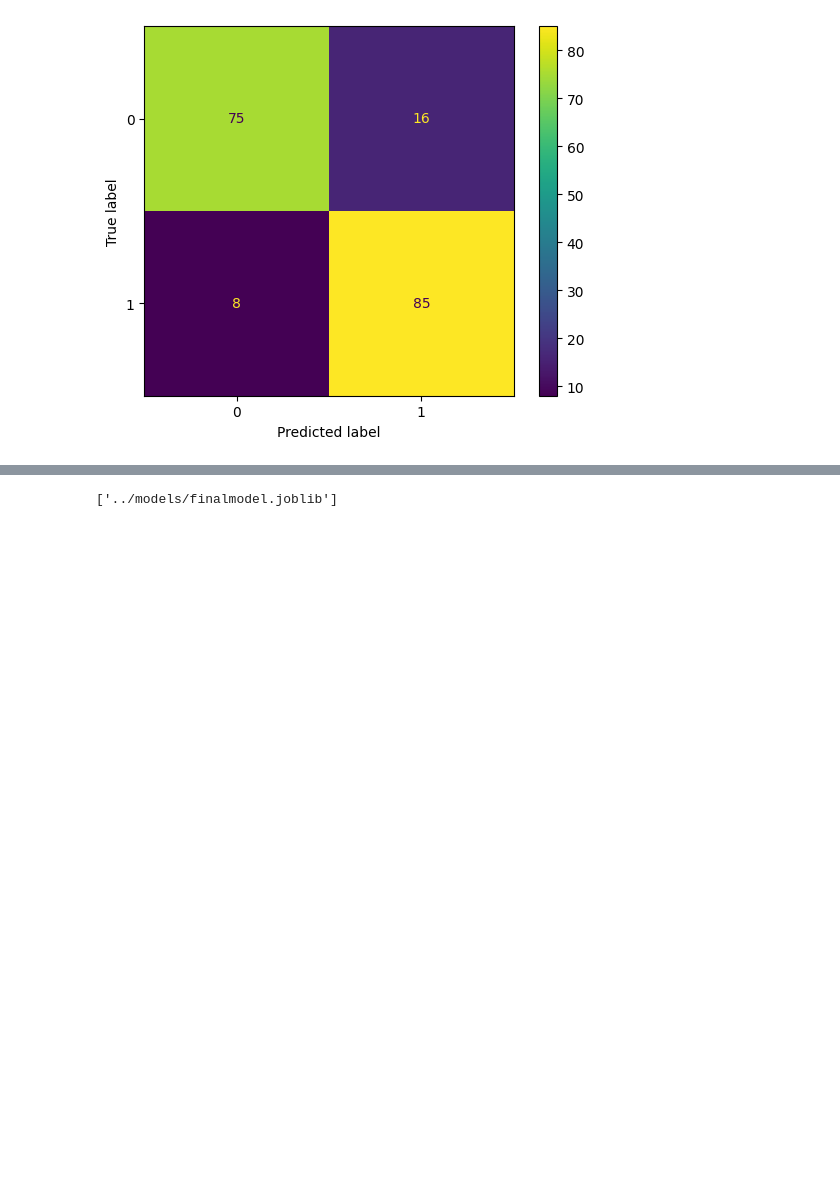
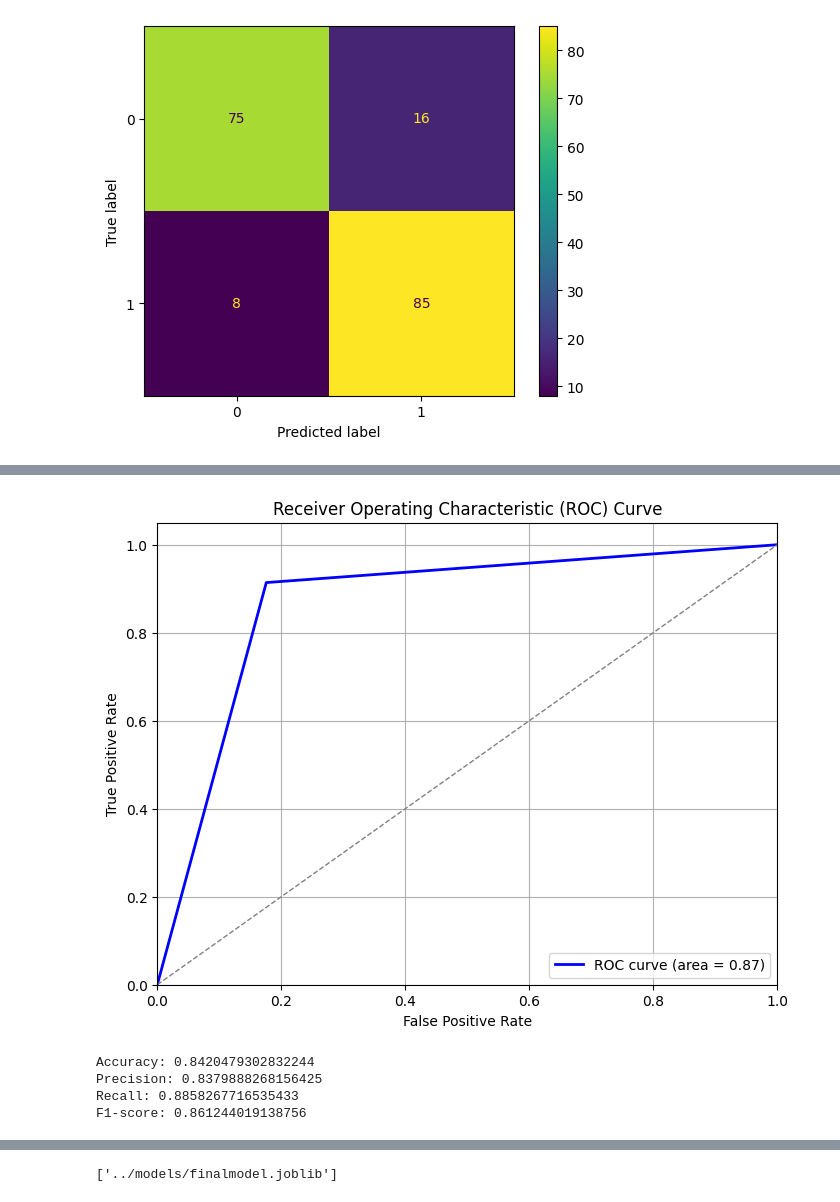
Before and after one commit to arnauortiz/heartDiseaseClassification, a Jupyter notebook: notebooks/06_last_test.ipynb, the cells around one changed output, grey strips where cells are left out. Drawn from its saved outputs; the diff is of its cells as text; code cells hidden in the pictures; blank space fills up the shorter version.

```diff
--- a/notebooks/06_last_test.ipynb
+++ b/notebooks/06_last_test.ipynb
@@ -45,0 +85,35 @@ plt.show()
+# %%
+fpr, tpr, thresholds = roc_curve(y_test, y_pred)
+roc_auc = auc(fpr, tpr)
+
+# Trazar la curva ROC
+plt.figure(figsize=(8, 6))
+plt.plot(fpr, tpr, color='blue', lw=2, label='ROC curve (area = %0.2f)' % roc_auc)
+plt.plot([0, 1], [0, 1], color='gray', lw=1, linestyle='--')  # Diagonal aleatoria
+plt.xlim([0.0, 1.0])
+plt.ylim([0.0, 1.05])
+plt.xlabel('False Positive Rate')
+plt.ylabel('True Positive Rate')
+plt.title('Receiver Operating Characteristic (ROC) Curve')
+plt.legend(loc="lower right")
+plt.grid(True)
+plt.show()
+# %% [output]
+[figure, added]
+# %%
+y_pred = cross_val_predict(model, X, y, cv=StratifiedKFold(5))
+
+accuracy = accuracy_score(y, y_pred)
+precision = precision_score(y, y_pred)
+recall = recall_score(y, y_pred)
+f1 = f1_score(y, y_pred)
+
+print("Accuracy:", accuracy)
+print("Precision:", precision)
+print("Recall:", recall)
+print("F1-score:", f1)
+# %% [output]
+Accuracy: 0.8420479302832244
+Precision: 0.8379888268156425
+Recall: 0.8858267716535433
+F1-score: 0.861244019138756
```
Also changed, not shown: parts of 7 cells of this notebook, 2 other files.
